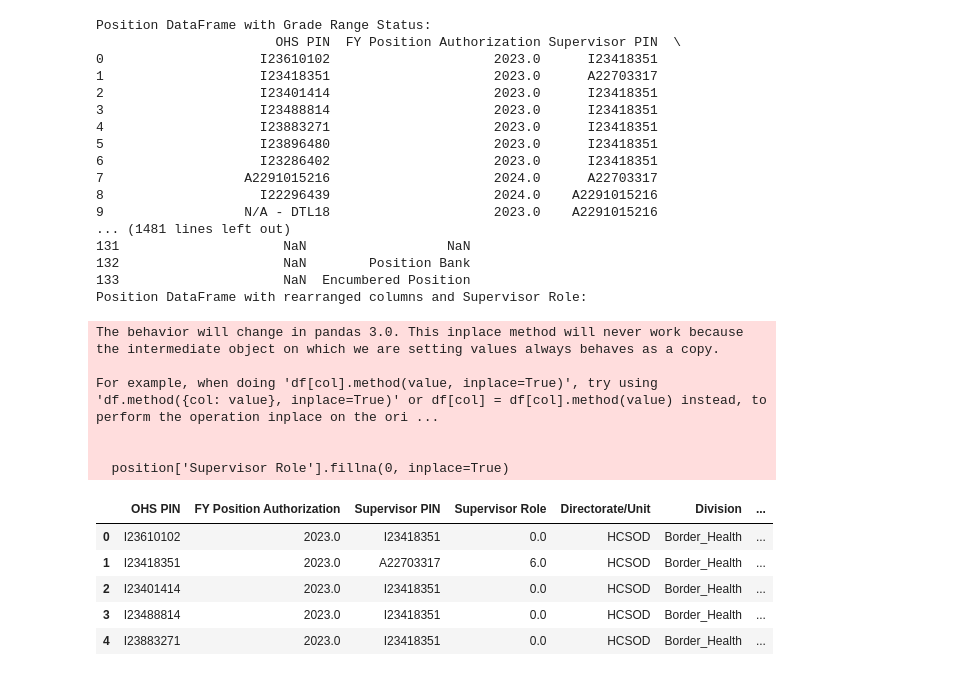
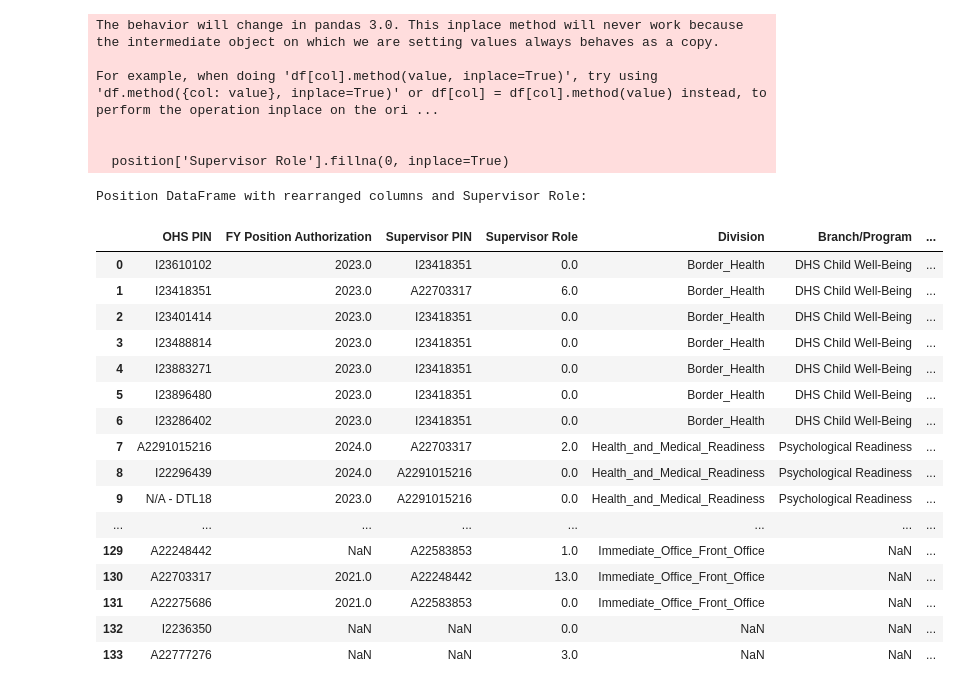
Before and after one commit to robertnesterodhiambo/robertnesterodhiambo-Data-analysis, a Jupyter notebook: ohsc/ohsc.ipynb, the cells around one changed output. Saved outputs shown, nothing was run; the diff lists cells and outputs as text; code cells hidden in the pictures.

```diff
--- a/ohsc/ohsc.ipynb
+++ b/ohsc/ohsc.ipynb
@@ -17,7 +17,7 @@ nte_df = pd.read_excel(file_path_nte, skiprows=1, engine='openpyxl')
 # Create a new DataFrame with specific columns from positions_df
 position = positions_df[[
     'OHS PIN', 'FY Position Authorization', 'Supervisor PIN',
-    'Directorate/Unit', 'Division', 'Branch/Program', 'Position Type',
+     'Division', 'Branch/Program', 'Position Type',
     'Encumbered Position', 'Position Status', 'Employee Status',
     'Employee ID', 'Employee Name', 'Preferred Name', 'Position Title',
     'Position Description Title', 'Pay Plan', 'Minimum Grade',
@@ -44,67 +44,59 @@ def check_grade_range(row):
         max_grade = float(row['Maximum Grade'])
 
         if pay_plan >= min_grade and pay_plan <= max_grade:
             return 'Within Position Grade Range'
         else:
             return 'Outside of Position Grade Range'
     except ValueError:
         return 'Error: Non-numeric value'
 
 
 # Apply the function to create a new column 'Grade Range Status'
 position['Grade Range Status'] = position.apply(check_grade_range, axis=1)
 
 position = position[['OHS PIN', 'FY Position Authorization', 'Supervisor PIN','Supervisor Role',
-                     'Directorate/Unit', 'Division', 'Branch/Program', 'Position Type',
+                     'Division', 'Branch/Program', 'Position Type',
                      'Encumbered Position', 'Position Status', 'Employee Status',
                      'Employee ID', 'Employee Name', 'Preferred Name', 'Position Title',
                      'Position Description Title', 'Pay Plan', 'Minimum Grade',
                      'Maximum Grade', 'Career Ladder Position','Grade Range Status','Hiring Type',
                      'Lapse in Appropriations Status','Official Workplace Flexibility (Position)',
                      'Position Clearance','Position DOE Clearance', 'Notes'
                      ]]
 
 # Set pandas options to display all rows and columns
 pd.set_option('display.max_rows', None)
 pd.set_option('display.max_columns', None)
 
-# Display the updated DataFrame with the new column
-print("Position DataFrame with Grade Range Status:")
-print(position)
 
 # Display the new DataFrame
 print("Position DataFrame with rearranged columns and Supervisor Role:")
-position.head()
+position
 # %% [output]
-Position DataFrame with Grade Range Status:
-                       OHS PIN  FY Position Authorization Supervisor PIN  \
-0                    I23610102                     2023.0      I23418351
-1                    I23418351                     2023.0      A22703317
-2                    I23401414                     2023.0      I23418351
-3                    I23488814                     2023.0      I23418351
-4                    I23883271                     2023.0      I23418351
-5                    I23896480                     2023.0      I23418351
-6                    I23286402                     2023.0      I23418351
-7                  A2291015216                     2024.0      A22703317
-8                    I22296439                     2024.0    A2291015216
-9                  N/A - DTL18                     2023.0    A2291015216
-... (1481 lines left out)
-131                     NaN                  NaN
-132                     NaN        Position Bank
-133                     NaN  Encumbered Position
-Position DataFrame with rearranged columns and Supervisor Role:
+The behavior will change in pandas 3.0. This inplace method will never work because the intermediate object on which we are setting values always behaves as a copy.
+
+For example, when doing 'df[col].method(value, inplace=True)', try using 'df.method({col: value}, inplace=True)' or df[col] = df[col].method(value) instead, to perform the operation inplace on the ori ...
+
+
+  position['Supervisor Role'].fillna(0, inplace=True)
-The behavior will change in pandas 3.0. This inplace method will never work because the intermediate object on which we are setting values always behaves as a copy.
-
-For example, when doing 'df[col].method(value, inplace=True)', try using 'df.method({col: value}, inplace=True)' or df[col] = df[col].method(value) instead, to perform the operation inplace on the ori ...
-
-
-  position['Supervisor Role'].fillna(0, inplace=True)
+Position DataFrame with rearranged columns and Supervisor Role:
-|  | OHS PIN | FY Position Authorization | Supervisor PIN | Supervisor Role | Directorate/Unit | Division | ... |
-| 0 | I23610102 | 2023.0 | I23418351 | 0.0 | HCSOD | Border_Health | ... |
-| 1 | I23418351 | 2023.0 | A22703317 | 6.0 | HCSOD | Border_Health | ... |
-| 2 | I23401414 | 2023.0 | I23418351 | 0.0 | HCSOD | Border_Health | ... |
-| 3 | I23488814 | 2023.0 | I23418351 | 0.0 | HCSOD | Border_Health | ... |
-| 4 | I23883271 | 2023.0 | I23418351 | 0.0 | HCSOD | Border_Health | ... |
+|  | OHS PIN | FY Position Authorization | Supervisor PIN | Supervisor Role | Division | Branch/Program | ... |
+| 0 | I23610102 | 2023.0 | I23418351 | 0.0 | Border_Health | DHS Child Well-Being | ... |
+| 1 | I23418351 | 2023.0 | A22703317 | 6.0 | Border_Health | DHS Child Well-Being | ... |
+| 2 | I23401414 | 2023.0 | I23418351 | 0.0 | Border_Health | DHS Child Well-Being | ... |
+| 3 | I23488814 | 2023.0 | I23418351 | 0.0 | Border_Health | DHS Child Well-Being | ... |
+| 4 | I23883271 | 2023.0 | I23418351 | 0.0 | Border_Health | DHS Child Well-Being | ... |
+| 5 | I23896480 | 2023.0 | I23418351 | 0.0 | Border_Health | DHS Child Well-Being | ... |
+| 6 | I23286402 | 2023.0 | I23418351 | 0.0 | Border_Health | DHS Child Well-Being | ... |
+| 7 | A2291015216 | 2024.0 | A22703317 | 2.0 | Health_and_Medical_Readiness | Psychological Readiness | ... |
+| 8 | I22296439 | 2024.0 | A2291015216 | 0.0 | Health_and_Medical_Readiness | Psychological Readiness | ... |
+| 9 | N/A - DTL18 | 2023.0 | A2291015216 | 0.0 | Health_and_Medical_Readiness | Psychological Readiness | ... |
+| ... | ... | ... | ... | ... | ... | ... | ... |
+| 129 | A22248442 | NaN | A22583853 | 1.0 | Immediate_Office_Front_Office | NaN | ... |
+| 130 | A22703317 | 2021.0 | A22248442 | 13.0 | Immediate_Office_Front_Office | NaN | ... |
+| 131 | A22275686 | 2021.0 | A22583853 | 0.0 | Immediate_Office_Front_Office | NaN | ... |
+| 132 | I2236350 | NaN | NaN | 0.0 | NaN | NaN | ... |
+| 133 | A22777276 | NaN | NaN | 3.0 | NaN | NaN | ... |
 # %%
 positions_df.columns
 # %% [output]
```
Also changed, not shown: parts of 6 cells of this notebook, 2 other files.
